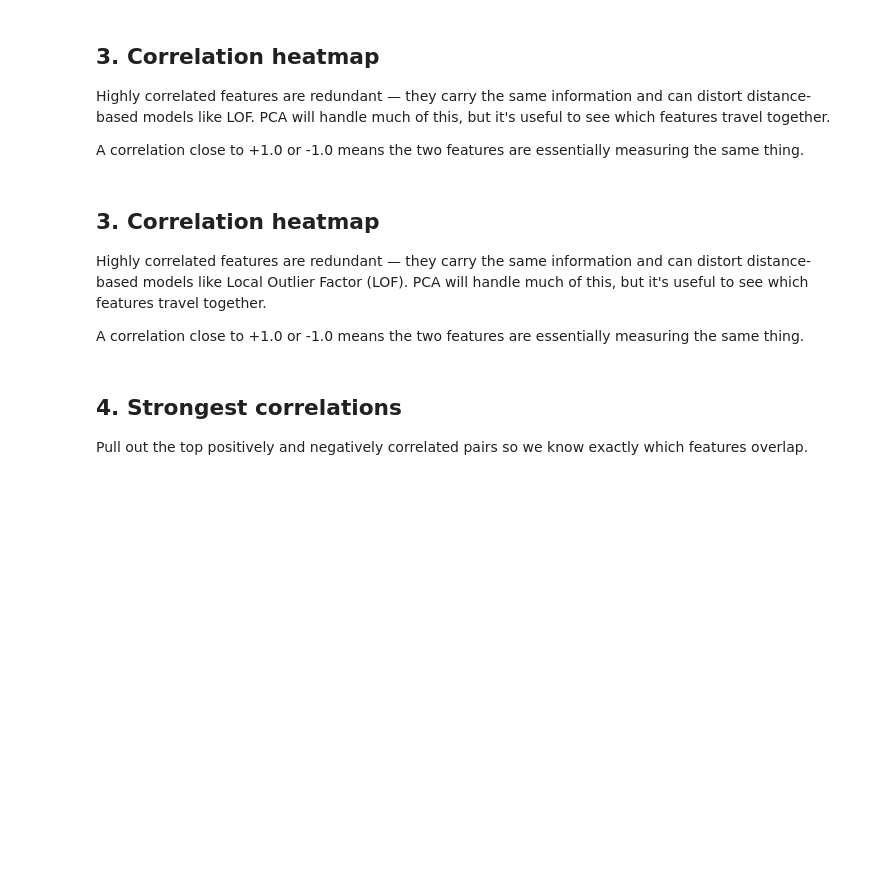
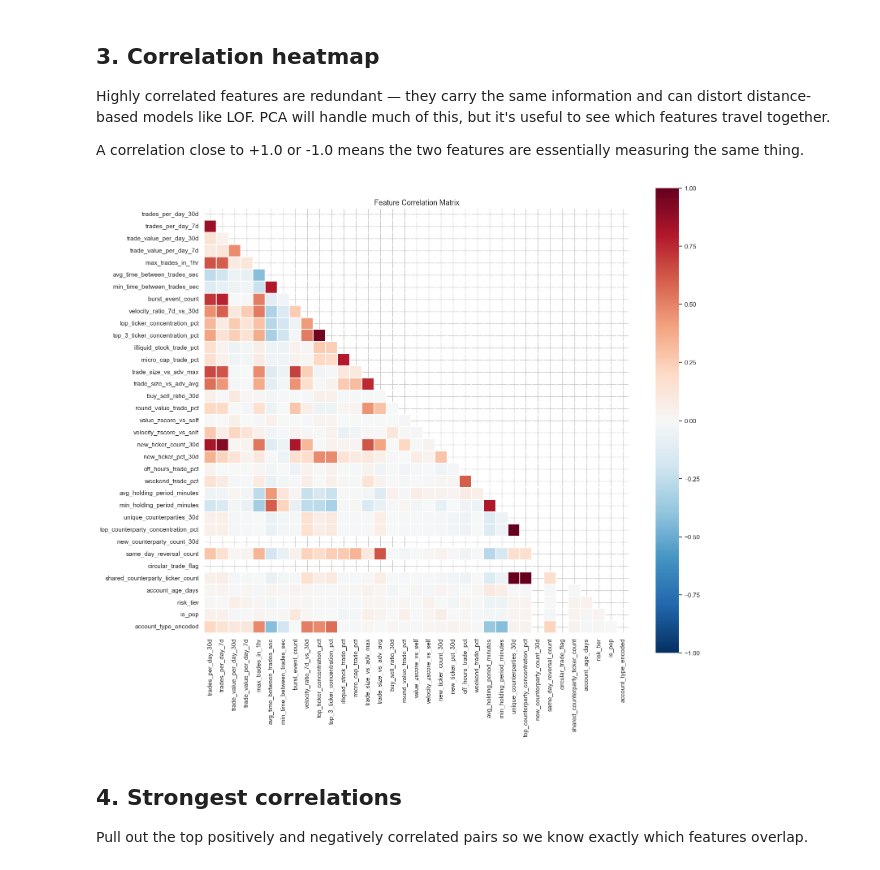
Before and after one commit to o-perro/aml-trading-anomaly, a Jupyter notebook: notebooks/02_feature_engineering.ipynb, the cells around one changed output. Cells and saved outputs as stored; diff of their text form; code cells hidden in the pictures; blank space fills up the shorter version.

```diff
--- a/notebooks/02_feature_engineering.ipynb
+++ b/notebooks/02_feature_engineering.ipynb
@@ -99,12 +104,28 @@ plt.show()
 Highly correlated features are redundant — they carry the same information and can distort distance-based models like LOF. PCA will handle much of this, but it's useful to see which features travel together.
 
 A correlation close to +1.0 or -1.0 means the two features are essentially measuring the same thing.
-# %% [markdown]
-## 3. Correlation heatmap
-
-Highly correlated features are redundant — they carry the same information and can distort distance-based models like Local Outlier Factor (LOF). PCA will handle much of this, but it's useful to see which features travel together.
-
-A correlation close to +1.0 or -1.0 means the two features are essentially measuring the same thing.
+# %%
+corr = features[feature_cols].corr()
+
+fig, ax = plt.subplots(figsize=(16, 14))
+mask = np.triu(np.ones_like(corr, dtype=bool))  # hide upper triangle (it's a mirror)
+sns.heatmap(
+    corr,
+    mask=mask,
+    cmap="RdBu_r",
+    center=0,
+    vmin=-1,
+    vmax=1,
+    square=True,
+    linewidths=0.3,
+    annot=False,
+    ax=ax,
+)
+ax.set_title("Feature Correlation Matrix", fontsize=13)
+plt.tight_layout()
+plt.show()
+# %% [output]
+[figure, added]
 # %% [markdown]
 ## 4. Strongest correlations
 
```
Also changed, not shown: parts of 5 cells of this notebook, 5 other files.
